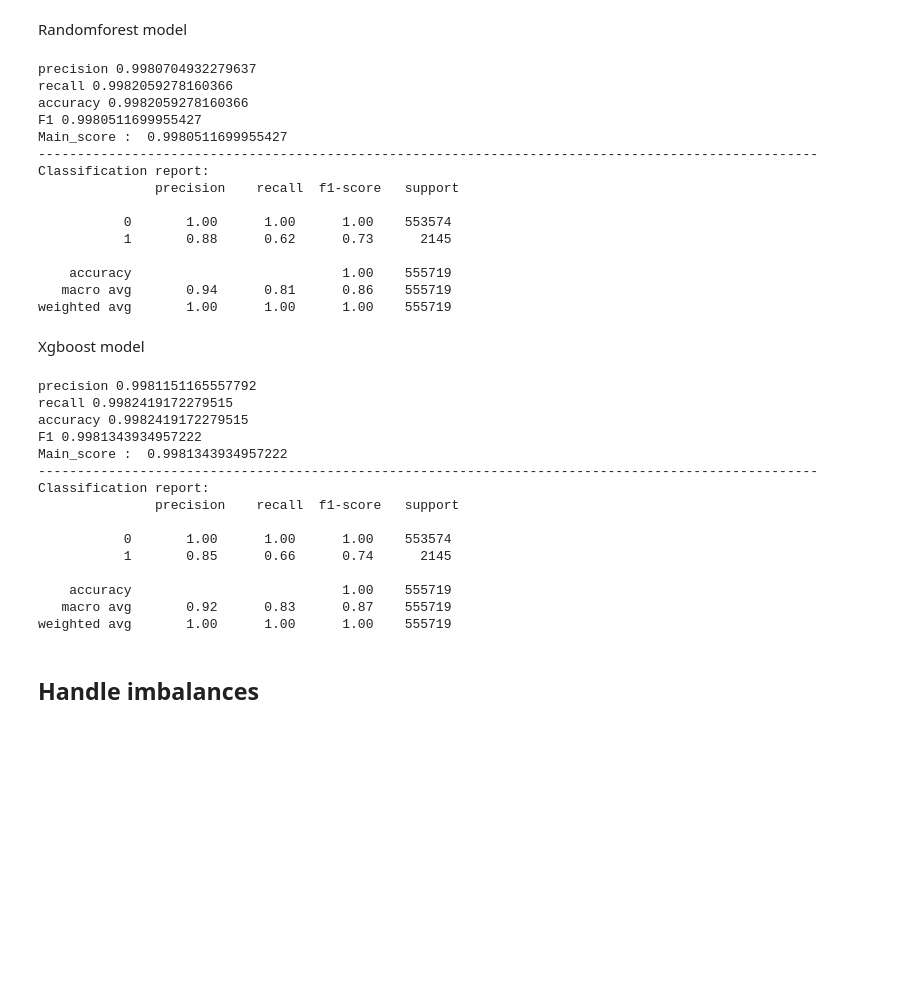
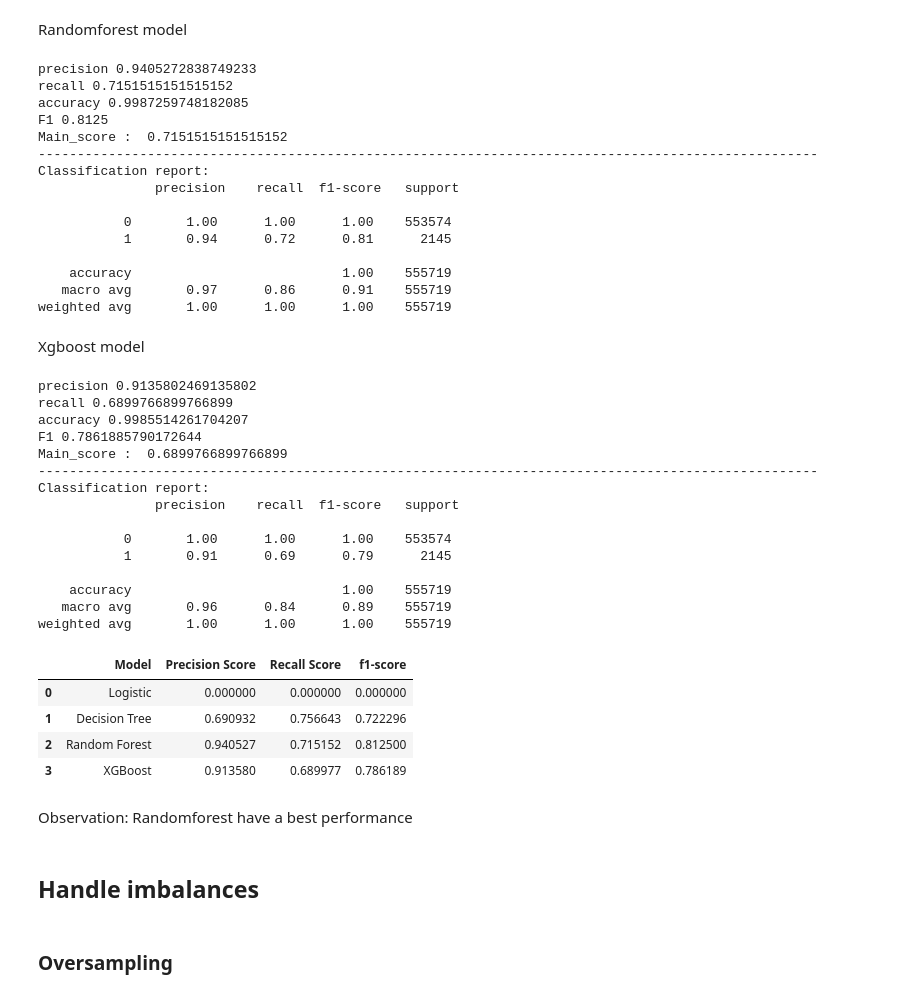
Before and after one commit to dangyenlinhh/CreditCardFraud, a Jupyter notebook: Modeling.ipynb, the cells around one changed output. Saved outputs shown, nothing was run; the diff lists cells and outputs as text; code cells hidden in the pictures; blank space fills up the shorter version.

```diff
--- a/Modeling.ipynb
+++ b/Modeling.ipynb
@@ -368,87 +382,80 @@ weighted avg       1.00      1.00      1.00    555719
 # %% [markdown]
 Randomforest model
 # %%
-from sklearn.ensemble import RandomForestClassifier
-
 def build_model_RF(X,y):
 
     scaler = StandardScaler()
     rf = RandomForestClassifier()
     model = Pipeline (steps =[('scaler',scaler),('rf',rf)])
-    param_grid = {
-        'rf__n_estimators': [20, 50],
-        'rf__max_depth': range(5,15),
-        'rf__criterion': ["gini", "entropy"]
-    }
-    grid = GridSearchCV(model, param_grid = param_grid, n_jobs=2)
-    grid.fit(X,y)
-    return grid
+    model.fit(X,y)
+    return model
 # %%
 model = build_model_RF(X_train,y_train)
 pred = model.predict(X_test)
 calculate_performance(y_test,pred)
 
-precision_scores.append(precision_score(y_test,pred,average='weighted'))
-recall_scores.append(recall_score(y_test,pred,average='weighted'))
-f1_scores.append(f1_score(y_test,pred,average='weighted'))
+precision_scores.append(precision_score(y_test,pred))
+recall_scores.append(recall_score(y_test,pred))
+f1_scores.append(f1_score(y_test,pred))
 # %% [output]
-precision 0.9980704932279637
-recall 0.9982059278160366
-accuracy 0.9982059278160366
-F1 0.9980511699955427
-Main_score :  0.9980511699955427
+precision 0.9405272838749233
+recall 0.7151515151515152
+accuracy 0.9987259748182085
+F1 0.8125
+Main_score :  0.7151515151515152
 ----------------------------------------------------------------------------------------------------
 Classification report:
                precision    recall  f1-score   support
 
            0       1.00      1.00      1.00    553574
-           1       0.88      0.62      0.73      2145
+           1       0.94      0.72      0.81      2145
 
     accuracy                           1.00    555719
-   macro avg       0.94      0.81      0.86    555719
+   macro avg       0.97      0.86      0.91    555719
 weighted avg       1.00      1.00      1.00    555719
 # %% [markdown]
 Xgboost model
 # %%
-from xgboost import XGBClassifier
-
 def build_model_XGB(X,y):
     scaler = StandardScaler()
     xgb = XGBClassifier()
     model = Pipeline(steps =[('scaler',scaler),('xgb',xgb)] )
-
-    param_grid = {
-        'xgb__max_depth': range(5,18),
-        'xgb__learning_rate': [0.01, 0.1, 0.5],
-        'xgb__n_estimators': [50, 100, 120]
-    }
-    grid = GridSearchCV (model, param_grid = param_grid, n_jobs = 2)
-
-    grid.fit(X,y)
-    return grid
+    model.fit(X,y)
+    return model
 # %%
 model = build_model_XGB(X_train,y_train)
 pred = model.predict(X_test)
 calculate_performance(y_test,pred)
 
-precision_scores.append(precision_score(y_test,pred,average='weighted'))
-recall_scores.append(recall_score(y_test,pred,average='weighted'))
-f1_scores.append(f1_score(y_test,pred,average='weighted'))
+precision_scores.append(precision_score(y_test,pred))
+recall_scores.append(recall_score(y_test,pred))
+f1_scores.append(f1_score(y_test,pred))
 # %% [output]
-precision 0.9981151165557792
-recall 0.9982419172279515
-accuracy 0.9982419172279515
-F1 0.9981343934957222
-Main_score :  0.9981343934957222
+precision 0.9135802469135802
+recall 0.6899766899766899
+accuracy 0.9985514261704207
+F1 0.7861885790172644
+Main_score :  0.6899766899766899
 ----------------------------------------------------------------------------------------------------
 Classification report:
                precision    recall  f1-score   support
 
            0       1.00      1.00      1.00    553574
-           1       0.85      0.66      0.74      2145
+           1       0.91      0.69      0.79      2145
 
     accuracy                           1.00    555719
-   macro avg       0.92      0.83      0.87    555719
+   macro avg       0.96      0.84      0.89    555719
 weighted avg       1.00      1.00      1.00    555719
+# %%
+scoreDataFrame = pd.DataFrame({'Model':names, 'Precision Score': precision_scores, 'Recall Score': recall_scores,'f1-score': f1_scores})
+scoreDataFrame
+# %% [output]
+|  | Model | Precision Score | Recall Score | f1-score |
+| 0 | Logistic | 0.000000 | 0.000000 | 0.000000 |
+| 1 | Decision Tree | 0.690932 | 0.756643 | 0.722296 |
+| 2 | Random Forest | 0.940527 | 0.715152 | 0.812500 |
+| 3 | XGBoost | 0.913580 | 0.689977 | 0.786189 |
+# %% [markdown]
+Observation: Randomforest have a best performance
 # %% [markdown]
 ## Handle imbalances
@@ -454,0 +467,2 @@ weighted avg       1.00      1.00      1.00    555719
+# %% [markdown]
+### Oversampling
```
Also changed, not shown: parts of 48 cells of this notebook.
